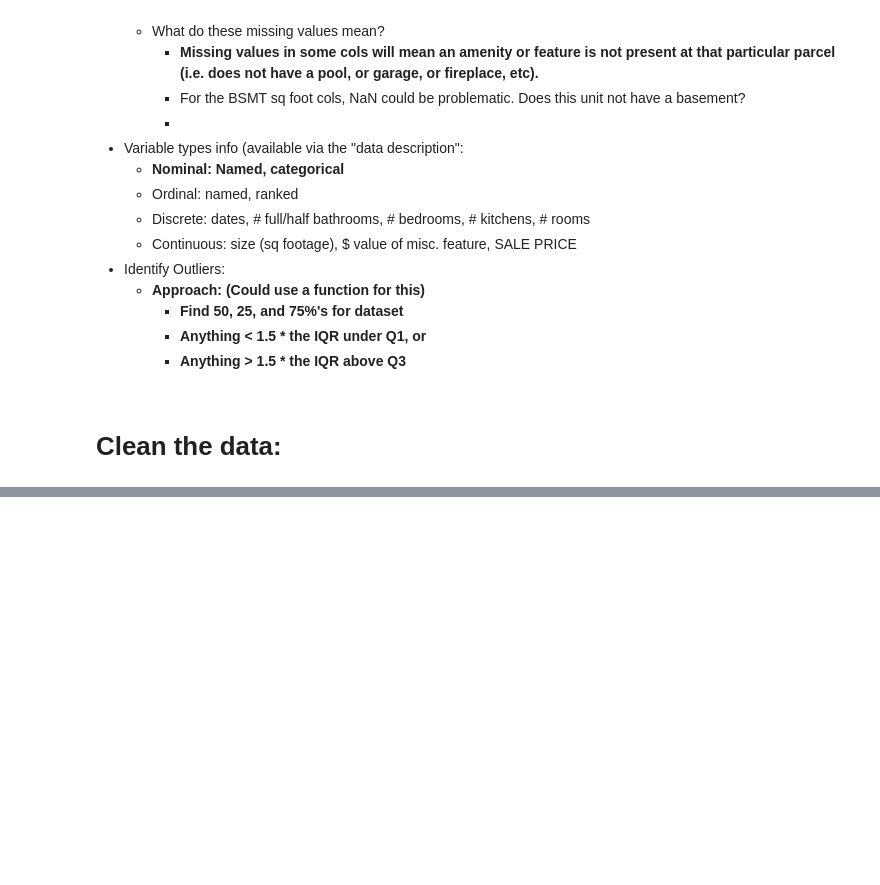
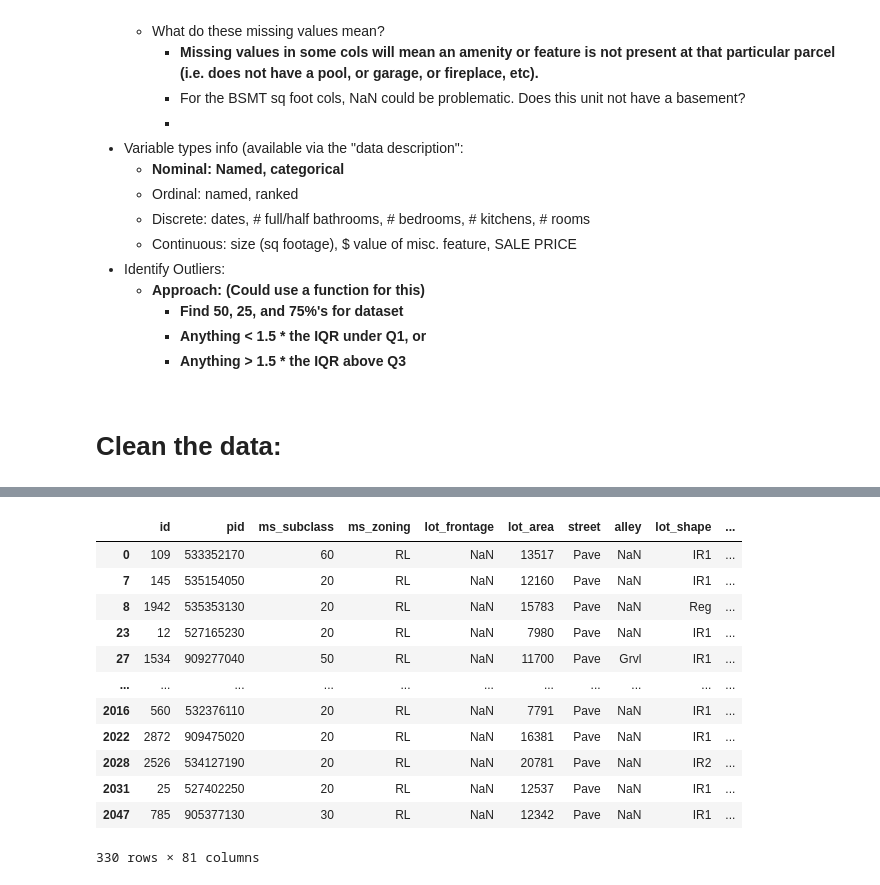
Before and after one commit to patruq/ames-housing, a Jupyter notebook: code/01_EDA_and_Cleaning.ipynb, the cells around one changed output, grey strips where cells are left out. Cells and saved outputs as stored; diff of their text form; code cells hidden in the pictures; blank space fills up the shorter version.

```diff
--- a/code/01_EDA_and_Cleaning.ipynb
+++ b/code/01_EDA_and_Cleaning.ipynb
@@ -210,0 +234,19 @@ list_na_test_df = test_df.columns[test_df.isna().any()].to_list()
+# %%
+# Reformat col names:
+
+def format_col(df):
+    # To lowercase
+    df.columns = map(str.lower, df.columns)  # <-- Referenced: https://chrisalbon.com/python/data_wrangling/pandas_lowercase_column_names/
+
+    # Remove spaces, add "_":
+    df.columns = df.columns.str.replace(" ", "_")
+
+
+
+format_col(train_df)
+
+
+
+train_df.rename(columns={"saleprice": "sale_price"}, inplace=True)
+
+train_df.columns
@@ -210,0 +298,16 @@ list_na_test_df = test_df.columns[test_df.isna().any()].to_list()
+# %%
+train_df.loc[train_df["lot_frontage"].isna()]  # <-- No linear feet of street connected to property?
+# %% [output]
+|  | id | pid | ms_subclass | ms_zoning | lot_frontage | lot_area | street | alley | lot_shape | ... |
+| 0 | 109 | 533352170 | 60 | RL | NaN | 13517 | Pave | NaN | IR1 | ... |
+| 7 | 145 | 535154050 | 20 | RL | NaN | 12160 | Pave | NaN | IR1 | ... |
+| 8 | 1942 | 535353130 | 20 | RL | NaN | 15783 | Pave | NaN | Reg | ... |
+| 23 | 12 | 527165230 | 20 | RL | NaN | 7980 | Pave | NaN | IR1 | ... |
+| 27 | 1534 | 909277040 | 50 | RL | NaN | 11700 | Pave | Grvl | IR1 | ... |
+| ... | ... | ... | ... | ... | ... | ... | ... | ... | ... | ... |
+| 2016 | 560 | 532376110 | 20 | RL | NaN | 7791 | Pave | NaN | IR1 | ... |
+| 2022 | 2872 | 909475020 | 20 | RL | NaN | 16381 | Pave | NaN | IR1 | ... |
+| 2028 | 2526 | 534127190 | 20 | RL | NaN | 20781 | Pave | NaN | IR2 | ... |
+| 2031 | 25 | 527402250 | 20 | RL | NaN | 12537 | Pave | NaN | IR1 | ... |
+| 2047 | 785 | 905377130 | 30 | RL | NaN | 12342 | Pave | NaN | IR1 | ... |
+330 rows × 81 columns
```
Also changed, not shown: parts of 5 cells of this notebook.
